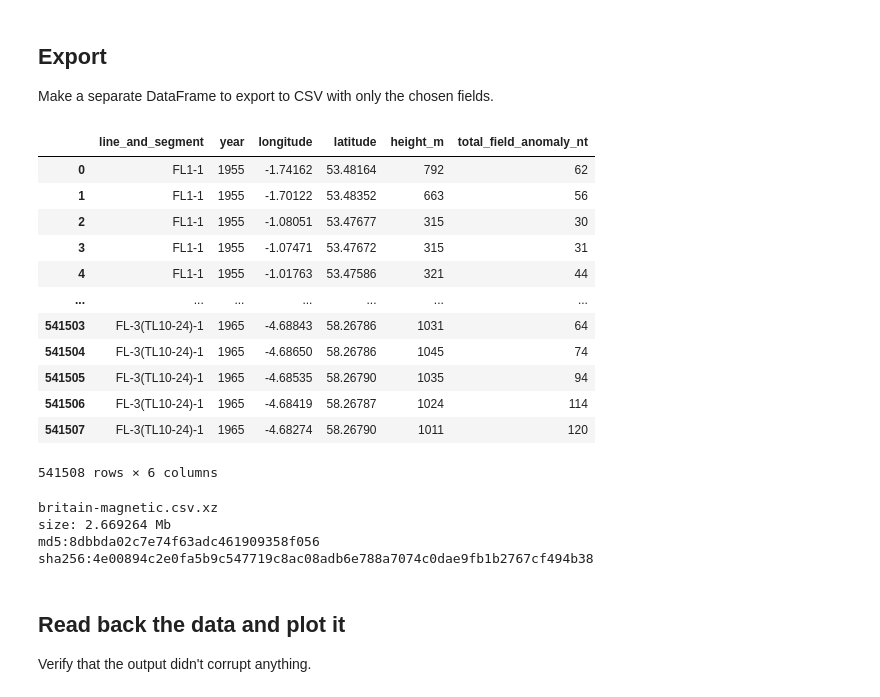
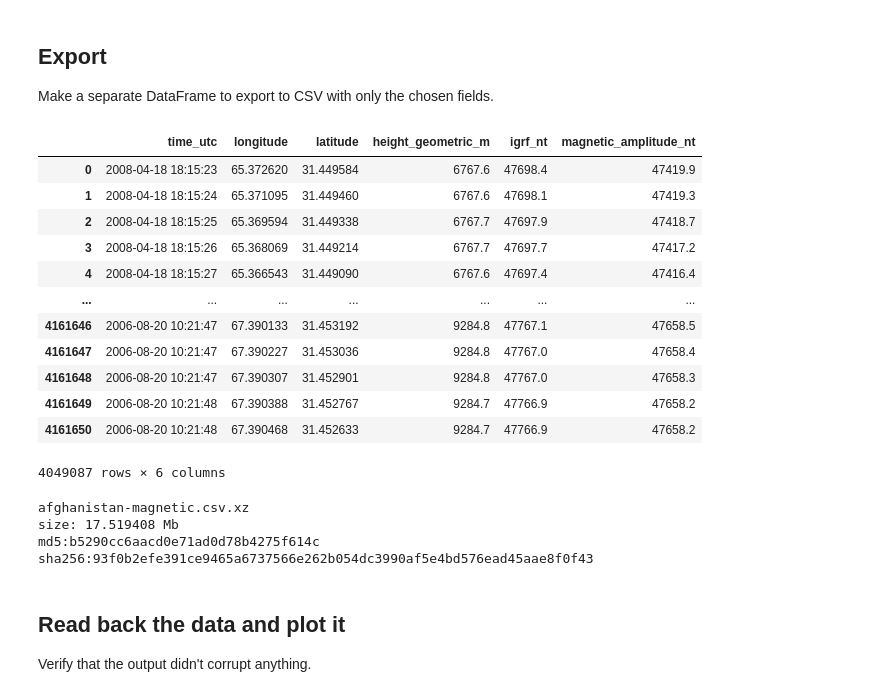
Before and after one commit to fatiando/data, a Jupyter notebook: afghanistan-magnetic/prepare.ipynb, the cells around one changed output. Saved outputs shown, nothing was run; the diff lists cells and outputs as text; code cells hidden in the pictures.

```diff
--- a/afghanistan-magnetic/prepare.ipynb
+++ b/afghanistan-magnetic/prepare.ipynb
@@ -30,6 +30,11 @@ hashes = [
     "sha256:8ee85a167dc904085aab6bdb88155171a5a1cefc71e51fdea3a920d86e324f4f",
     "sha256:a5129bc3e0ad6e13c527c0115aef135508987712f371b19788fd3aef189470ee",
 ]
+surveys = "08A 06A".lower().split()
+hashes = [
+    "sha256:a905e49db417fff5c4e087203c6455f4e7bc3a386e67abfa8f2f36b8da027f20",
+    "sha256:a5129bc3e0ad6e13c527c0115aef135508987712f371b19788fd3aef189470ee",
+]
 fnames = []
 for survey, sha_hash in zip(surveys, hashes):
     url = f"https://www.ngdc.noaa.gov/mgg/trk/aeromag/nrl_afghanistan/afghan_mag{survey}/afghan_mag{survey}.zip"
@@ -109,18 +64,25 @@ Length: 74860, dtype: datetime64[ns]
 # %%
 surveys = []
-for fname in fnames[:7]:
+fnames = np.array(fnames)
+for fname in fnames:
+    if "mag08a" in fname:
+        height_index = 6
+    else:
+        height_index = 5
     survey = pd.read_csv(
         fname,
         sep="\t",
-        usecols=[0, 1, 2, 3, 4, 5, 13, 22, 23],
+        usecols=[0, 1, 2, 3, 4, height_index, 13, 22, 23],
         header=0,
         names="survey_id date time_seconds latitude longitude height_geometric_m magnetic_amplitude_nt diurnal_correction_nt igrf_nt".split(),
     )
-    survey["time_utc"] = pd.to_datetime(survey.date, format="%Y%m%d") + pd.to_timedelta(survey.time_seconds, unit="s")
+    survey["time_utc"] = pd.to_datetime(survey.date, format="%Y%m%d") + pd.to_timedelta(np.round(survey.time_seconds), unit="s")
+    survey["magnetic_amplitude_nt"] -= survey.diurnal_correction_nt
     survey.pop("date")
     survey.pop("time_seconds")
+    survey.pop("diurnal_correction_nt")
     surveys.append(survey)
-data = pd.concat(surveys, ignore_index=True)
-del surveys
+data = pd.concat(surveys, ignore_index=True).reset_index(drop=True)
+del surveys, survey
 data
 # %% [output]
@@ -139,0 +106,7 @@ data
+# %%
+data = data[~vd.inside((data.longitude, data.latitude), (65, 71, 36, 38))].copy()
+data = data[~vd.inside((data.longitude, data.latitude), (65.5, 71, 35, 38))].copy()
+data = data[~vd.inside((data.longitude, data.latitude), (65.8, 68.5, 34, 38))].copy()
+data = data[~vd.inside((data.longitude, data.latitude), (66.4, 68, 33.5, 38))].copy()
+data = data[~vd.inside((data.longitude, data.latitude), (67.5, 72, 31.5, 38))].copy()
+data.shape
@@ -144,2 +119,3 @@ Make a quick plot to make sure the data look OK.
 # %%
-data["total_field_anomaly_nt"] = data.magnetic_amplitude_nt - data.diurnal_correction_nt - data.igrf_nt
+data["total_field_anomaly_nt"] = data.magnetic_amplitude_nt - data.igrf_nt
+region = vd.pad_region(vd.get_region((data.longitude, data.latitude)), 0.5)
@@ -157,37 +152,37 @@ fig.show()
 Make a separate DataFrame to export to CSV with only the chosen fields.
 # %%
 export = pd.DataFrame({
-    "line_and_segment": data.line_and_segment,
-    "year": data.year.map(lambda x: "{:d}".format(x)),
-    "longitude": data.longitude.map(lambda x: "{:.5f}".format(x)),
-    "latitude": data.latitude.map(lambda x: "{:.5f}".format(x)),
-    "height_m": data.height_m.map(lambda x: "{:.0f}".format(x)),
-    "total_field_anomaly_nt": data.total_field_anomaly_nt.map(lambda x: "{:.0f}".format(x)),
+    "time_utc": data.time_utc,
+    "longitude": data.longitude.map(lambda x: "{:.6f}".format(x)),
+    "latitude": data.latitude.map(lambda x: "{:.6f}".format(x)),
+    "height_geometric_m": data.height_geometric_m.map(lambda x: "{:.1f}".format(x)),
+    "igrf_nt": data.igrf_nt.map(lambda x: "{:.1f}".format(x)),
+    "magnetic_amplitude_nt": data.magnetic_amplitude_nt.map(lambda x: "{:.1f}".format(x)),
 })
 export
 # %% [output]
-|  | line_and_segment | year | longitude | latitude | height_m | total_field_anomaly_nt |
-| 0 | FL1-1 | 1955 | -1.74162 | 53.48164 | 792 | 62 |
-| 1 | FL1-1 | 1955 | -1.70122 | 53.48352 | 663 | 56 |
-| 2 | FL1-1 | 1955 | -1.08051 | 53.47677 | 315 | 30 |
-| 3 | FL1-1 | 1955 | -1.07471 | 53.47672 | 315 | 31 |
-| 4 | FL1-1 | 1955 | -1.01763 | 53.47586 | 321 | 44 |
+|  | time_utc | longitude | latitude | height_geometric_m | igrf_nt | magnetic_amplitude_nt |
+| 0 | 2008-04-18 18:15:23 | 65.372620 | 31.449584 | 6767.6 | 47698.4 | 47419.9 |
+| 1 | 2008-04-18 18:15:24 | 65.371095 | 31.449460 | 6767.6 | 47698.1 | 47419.3 |
+| 2 | 2008-04-18 18:15:25 | 65.369594 | 31.449338 | 6767.7 | 47697.9 | 47418.7 |
+| 3 | 2008-04-18 18:15:26 | 65.368069 | 31.449214 | 6767.7 | 47697.7 | 47417.2 |
+| 4 | 2008-04-18 18:15:27 | 65.366543 | 31.449090 | 6767.6 | 47697.4 | 47416.4 |
 | ... | ... | ... | ... | ... | ... | ... |
-| 541503 | FL-3(TL10-24)-1 | 1965 | -4.68843 | 58.26786 | 1031 | 64 |
-| 541504 | FL-3(TL10-24)-1 | 1965 | -4.68650 | 58.26786 | 1045 | 74 |
-| 541505 | FL-3(TL10-24)-1 | 1965 | -4.68535 | 58.26790 | 1035 | 94 |
-| 541506 | FL-3(TL10-24)-1 | 1965 | -4.68419 | 58.26787 | 1024 | 114 |
-| 541507 | FL-3(TL10-24)-1 | 1965 | -4.68274 | 58.26790 | 1011 | 120 |
+| 4161646 | 2006-08-20 10:21:47 | 67.390133 | 31.453192 | 9284.8 | 47767.1 | 47658.5 |
+| 4161647 | 2006-08-20 10:21:47 | 67.390227 | 31.453036 | 9284.8 | 47767.0 | 47658.4 |
+| 4161648 | 2006-08-20 10:21:47 | 67.390307 | 31.452901 | 9284.8 | 47767.0 | 47658.3 |
+| 4161649 | 2006-08-20 10:21:48 | 67.390388 | 31.452767 | 9284.7 | 47766.9 | 47658.2 |
+| 4161650 | 2006-08-20 10:21:48 | 67.390468 | 31.452633 | 9284.7 | 47766.9 | 47658.2 |
-541508 rows × 6 columns
+4049087 rows × 6 columns
 # %%
-fname = "britain-magnetic.csv.xz"
+fname = "afghanistan-magnetic.csv.xz"
 export.to_csv(fname, index=False)
 print(fname)
 print(f"size: {os.path.getsize(fname) / 1e6} Mb")
 for alg in ["md5", "sha256"]:
     print(f"{alg}:{pooch.file_hash(fname, alg=alg)}")
 # %% [output]
-britain-magnetic.csv.xz
-size: 2.669264 Mb
-md5:8dbbda02c7e74f63adc461909358f056
-sha256:4e00894c2e0fa5b9c547719c8ac08adb6e788a7074c0dae9fb1b2767cf494b38
+afghanistan-magnetic.csv.xz
+size: 17.519408 Mb
+md5:b5290cc6aacd0e71ad0d78b4275f614c
+sha256:93f0b2efe391ce9465a6737566e262b054dc3990af5e4bd576ead45aae8f0f43
```
Also changed, not shown: parts of 20 cells of this notebook.
